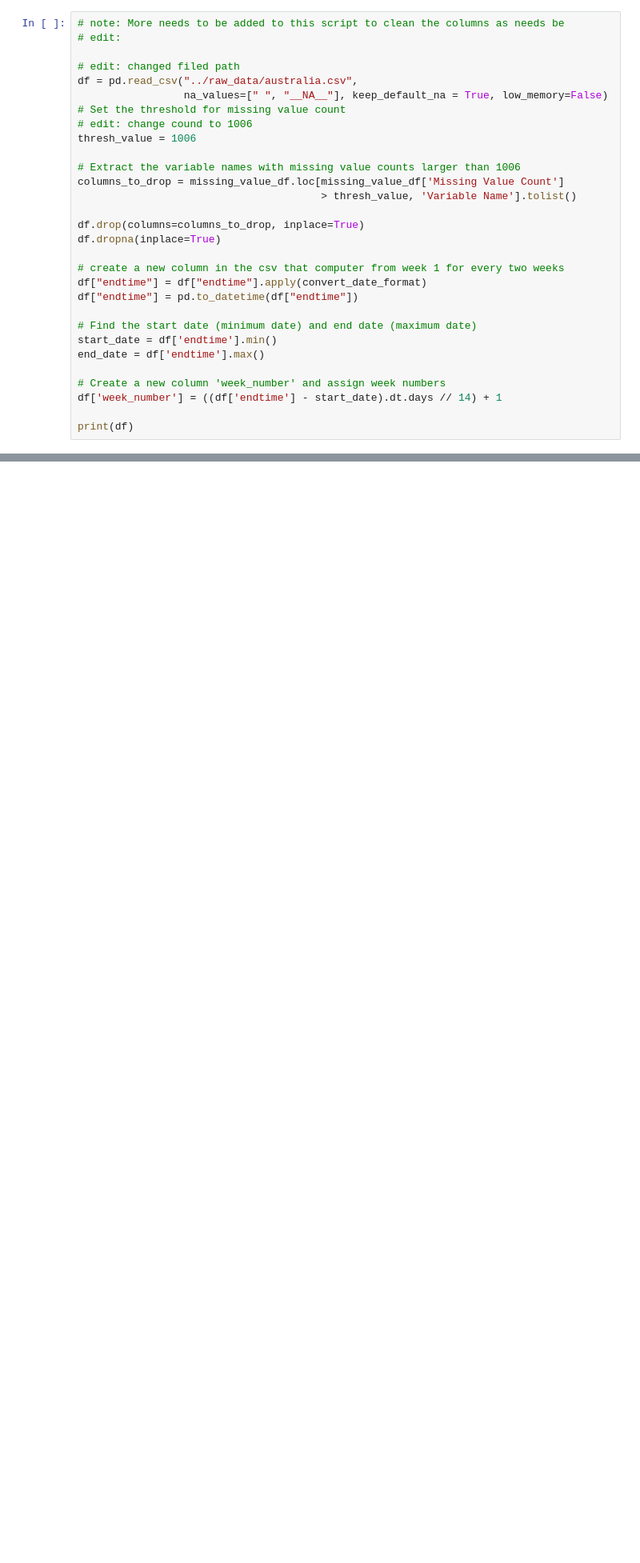
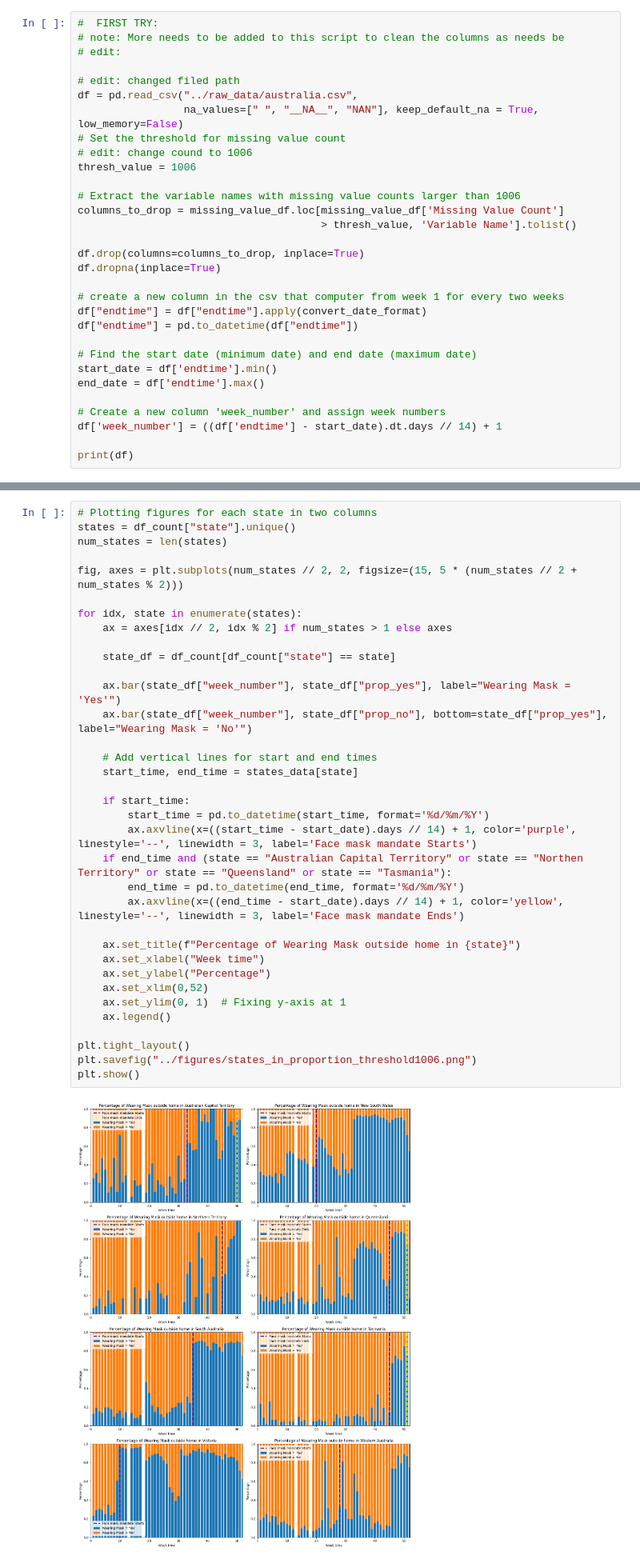
Before and after one commit to Matthew-Ryan1995/face_mask_predictors, a Jupyter notebook: help_function/explore_threshold.ipynb, the cells around one changed output, grey strips where cells are left out. Shown: that part at 80% size. Saved outputs shown, nothing was run; the diff lists cells and outputs as text; blank space fills up the shorter version.

Commit message:
eplore threshold and plot proportion fig

```diff
--- a/help_function/explore_threshold.ipynb
+++ b/help_function/explore_threshold.ipynb
@@ -39,12 +39,13 @@ def convert_date_format(date_str):
     except ValueError:
         raise ValueError(f"Unsupported date format: {date_str}")
 # %%
+#  FIRST TRY:
 # note: More needs to be added to this script to clean the columns as needs be
 # edit:
 
 # edit: changed filed path
 df = pd.read_csv("../raw_data/australia.csv",
-                 na_values=[" ", "__NA__"], keep_default_na = True, low_memory=False)
+                 na_values=[" ", "__NA__", "NAN"], keep_default_na = True, low_memory=False)
 # Set the threshold for missing value count
 # edit: change cound to 1006
 thresh_value = 1006
@@ -89 +137,38 @@ print(df)
+# %%
+# Plotting figures for each state in two columns
+states = df_count["state"].unique()
+num_states = len(states)
+
+fig, axes = plt.subplots(num_states // 2, 2, figsize=(15, 5 * (num_states // 2 + num_states % 2)))
+
+for idx, state in enumerate(states):
+    ax = axes[idx // 2, idx % 2] if num_states > 1 else axes
+
+    state_df = df_count[df_count["state"] == state]
+
+    ax.bar(state_df["week_number"], state_df["prop_yes"], label="Wearing Mask = 'Yes'")
+    ax.bar(state_df["week_number"], state_df["prop_no"], bottom=state_df["prop_yes"], label="Wearing Mask = 'No'")
+
+    # Add vertical lines for start and end times
+    start_time, end_time = states_data[state]
+
+    if start_time:
+        start_time = pd.to_datetime(start_time, format='%d/%m/%Y')
+        ax.axvline(x=((start_time - start_date).days // 14) + 1, color='purple', linestyle='--', linewidth = 3, label='Face mask mandate Starts')
+    if end_time and (state == "Australian Capital Territory" or state == "Northen Territory" or state == "Queensland" or state == "Tasmania"):
+        end_time = pd.to_datetime(end_time, format='%d/%m/%Y')
+        ax.axvline(x=((end_time - start_date).days // 14) + 1, color='yellow', linestyle='--', linewidth = 3, label='Face mask mandate Ends')
+
+    ax.set_title(f"Percentage of Wearing Mask outside home in {state}")
+    ax.set_xlabel("Week time")
+    ax.set_ylabel("Percentage")
+    ax.set_xlim(0,52)
+    ax.set_ylim(0, 1)  # Fixing y-axis at 1
+    ax.legend()
+
+plt.tight_layout()
+plt.savefig("../figures/states_in_proportion_threshold1006.png")
+plt.show()
+# %% [output]
+[figure, added]
 # %%
```
Also changed, not shown: parts of 6 cells of this notebook, 2 other files.
